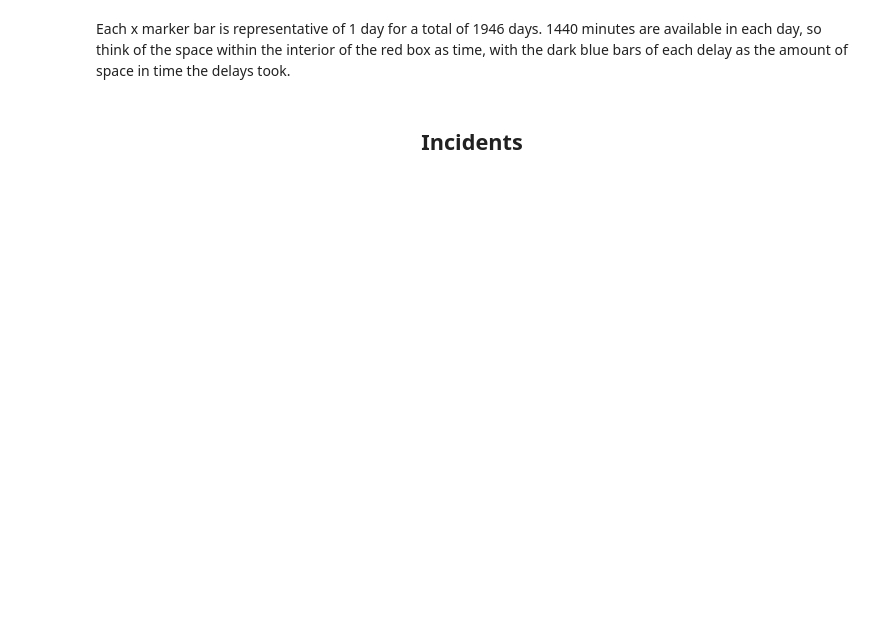
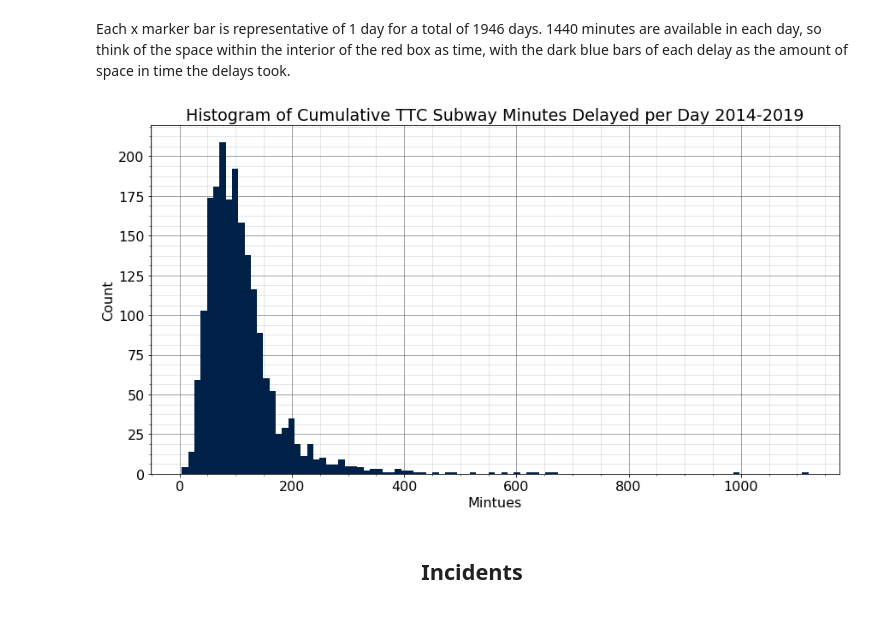
Before and after one commit to sishola/ttc-delays, a Jupyter notebook: SubwaySRT/subway_eda.ipynb, the cells around one changed output. Saved outputs shown, nothing was run; the diff lists cells and outputs as text; code cells hidden in the pictures; blank space fills up the shorter version.

```diff
--- a/SubwaySRT/subway_eda.ipynb
+++ b/SubwaySRT/subway_eda.ipynb
@@ -132,4 +226,0 @@ plt.show()
-# %%
-groupedbyday = subway.groupby(['Date', 'Day']).agg({'Min Delay': 'sum', 'Precipitation': 'sum'})
-groupedbyday = groupedbyday.reset_index()
-#groupedbyday['Precipitation'] = groupedbyday['Precipitation'] / 100 # Convert to cm
@@ -213,25 +276,38 @@ plt.show()
 # %% [markdown]
 Each x marker bar is representative of 1 day for a total of 1946 days. 1440 minutes are available in each day, so think of the space within the interior of the red box as time, with the dark blue bars of each delay as the amount of space in time the delays took.
 # %%
-x = groupedbyday['Date']
-y = groupedbyday['Precipitation']
+fig, ax = plt.subplots(1, figsize = [12.5, 7])
 
-fig, ax = plt.subplots(1, figsize = [15, 3.5])
-
-ax.bar(
-    x,
-    y,
-    color = '#002147',
-    alpha = .8
+ax.hist(
+    groupedbyday['Min Delay'],
+    bins = 100,
+    color = '#002147'
 )
 
-ax.set_ylabel('Precipitation in mm')
-ax.set_xlabel('Days')
-ax.set_title('Total Precipitation Amounts 2014-2019 in mm')
+ax.set_xlabel('Mintues')
+ax.set_ylabel('Count')
+ax.set_title('Histogram of Cumulative TTC Subway Minutes Delayed per Day 2014-2019')
+
+plt.grid(
+    b = True,
+    which = 'major',
+    color = '#666666',
+    linestyle = '-',
+    alpha = 0.75
+)
 
 plt.minorticks_on()
-plt.grid(b = True, which = 'minor', color = '#666666', linestyle = '-', alpha = 0.2)
+plt.grid(
+    b = True,
+    which = 'minor',
+    color = '#666666',
+    linestyle = '-',
+    alpha = 0.2
+)
 
 plt.tight_layout()
-plt.savefig('Total Precipitation Amounts 2014-2019.png')
+plt.savefig('Histogram of Cumulative TTC Subway Minutes Delayed per Day 2014 - 2019.png')
+
 plt.show()
+# %% [output]
+[figure, added]
```
Also changed, not shown: parts of 52 cells of this notebook.
